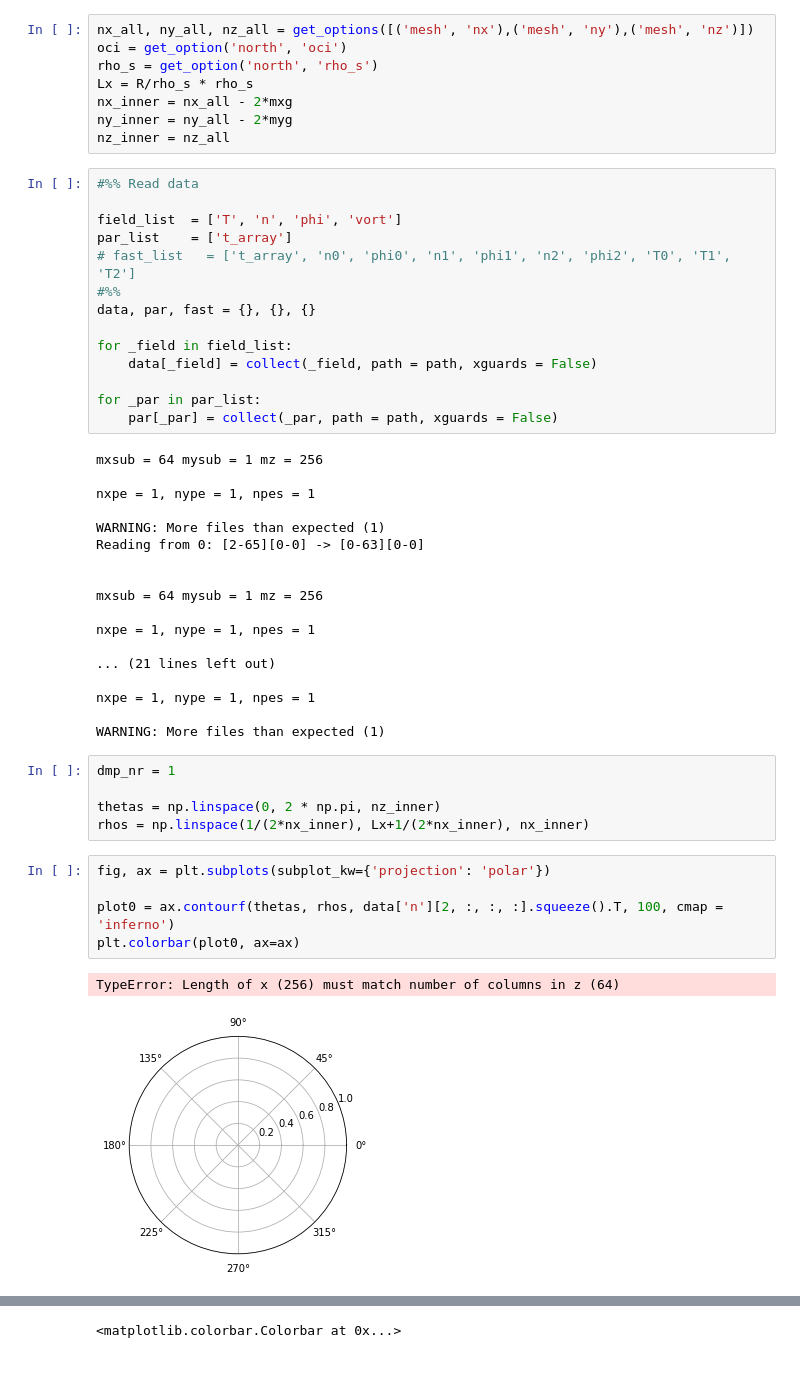
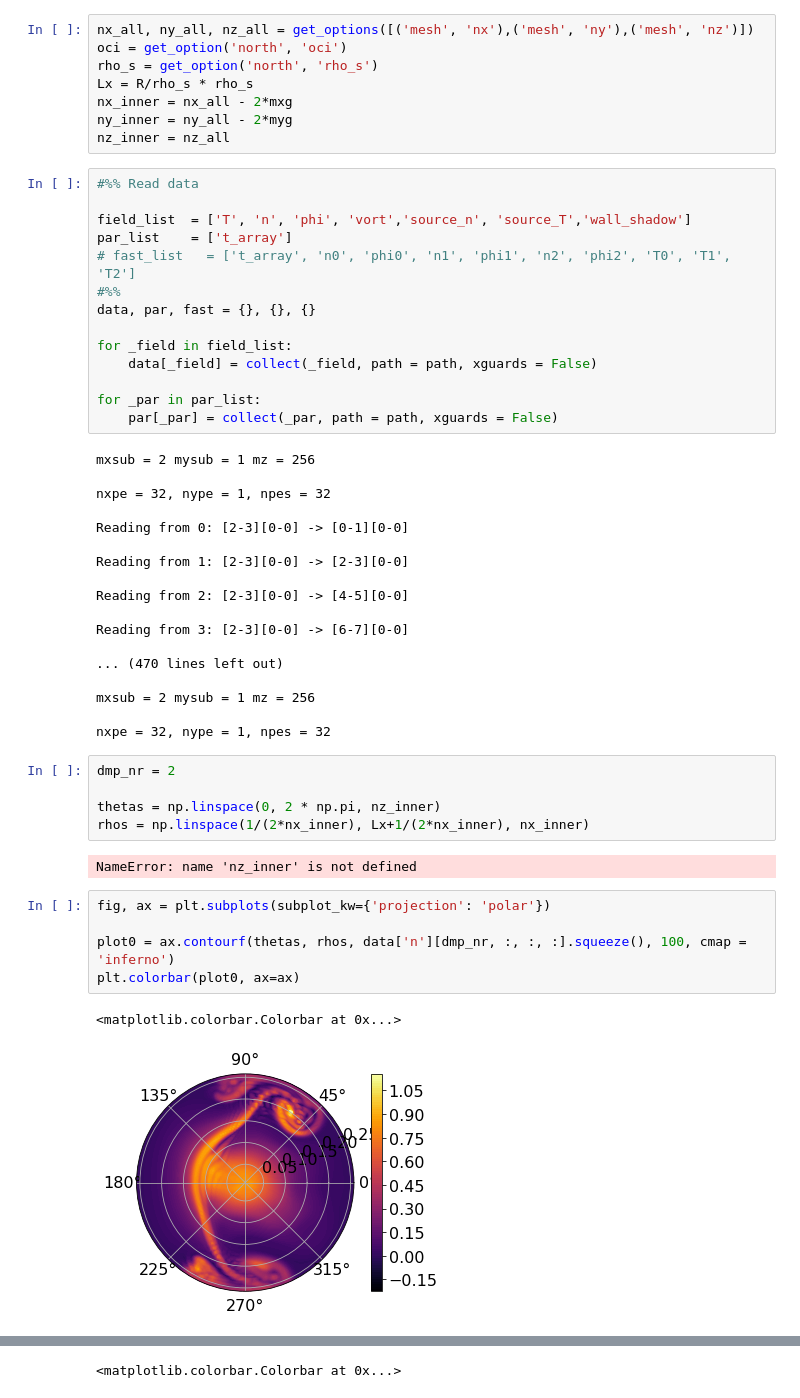
Before and after one commit to runehoejlund/north-simulation, a Jupyter notebook: data_analysis.ipynb, the cells around one changed output, grey strips where cells are left out. Drawn from its saved outputs; the diff is of its cells as text; blank space fills up the shorter version.

Commit message:
New sources and sinks

```diff
--- a/data_analysis.ipynb
+++ b/data_analysis.ipynb
@@ -73,7 +74,7 @@ nz_inner = nz_all
 # %%
 #%% Read data
 
-field_list  = ['T', 'n', 'phi', 'vort']
+field_list  = ['T', 'n', 'phi', 'vort','source_n', 'source_T','wall_shadow']
 par_list    = ['t_array']
 # fast_list   = ['t_array', 'n0', 'phi0', 'n1', 'phi1', 'n2', 'phi2', 'T0', 'T1', 'T2']
 #%%
@@ -85,33 +86,35 @@ for _field in field_list:
 for _par in par_list:
     par[_par] = collect(_par, path = path, xguards = False)
 # %% [output]
-mxsub = 64 mysub = 1 mz = 256
+mxsub = 2 mysub = 1 mz = 256
 
-nxpe = 1, nype = 1, npes = 1
+nxpe = 32, nype = 1, npes = 32
 
-WARNING: More files than expected (1)
-Reading from 0: [2-65][0-0] -> [0-63][0-0]
+Reading from 0: [2-3][0-0] -> [0-1][0-0]
 
+Reading from 1: [2-3][0-0] -> [2-3][0-0]
 
-mxsub = 64 mysub = 1 mz = 256
+Reading from 2: [2-3][0-0] -> [4-5][0-0]
 
-nxpe = 1, nype = 1, npes = 1
+Reading from 3: [2-3][0-0] -> [6-7][0-0]
 
-... (21 lines left out)
+... (470 lines left out)
 
-nxpe = 1, nype = 1, npes = 1
+mxsub = 2 mysub = 1 mz = 256
 
-WARNING: More files than expected (1)
+nxpe = 32, nype = 1, npes = 32
 # %%
-dmp_nr = 1
+dmp_nr = 2
 
 thetas = np.linspace(0, 2 * np.pi, nz_inner)
 rhos = np.linspace(1/(2*nx_inner), Lx+1/(2*nx_inner), nx_inner)
+# %% [output]
+NameError: name 'nz_inner' is not defined
 # %%
 fig, ax = plt.subplots(subplot_kw={'projection': 'polar'})
 
-plot0 = ax.contourf(thetas, rhos, data['n'][2, :, :, :].squeeze().T, 100, cmap = 'inferno')
+plot0 = ax.contourf(thetas, rhos, data['n'][dmp_nr, :, :, :].squeeze(), 100, cmap = 'inferno')
 plt.colorbar(plot0, ax=ax)
 # %% [output]
-TypeError: Length of x (256) must match number of columns in z (64)
+<matplotlib.colorbar.Colorbar at 0x...>
-[figure, old version]
+[figure, new version]
```
Also changed, not shown: parts of 5 cells of this notebook, 3 other files.
